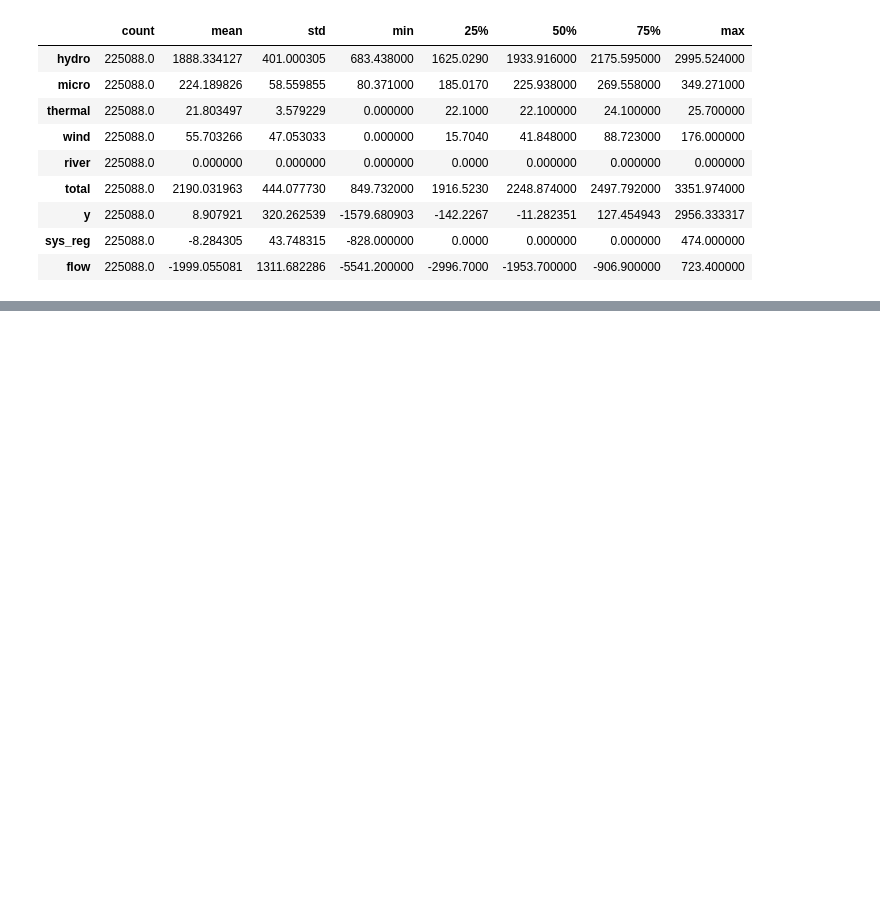
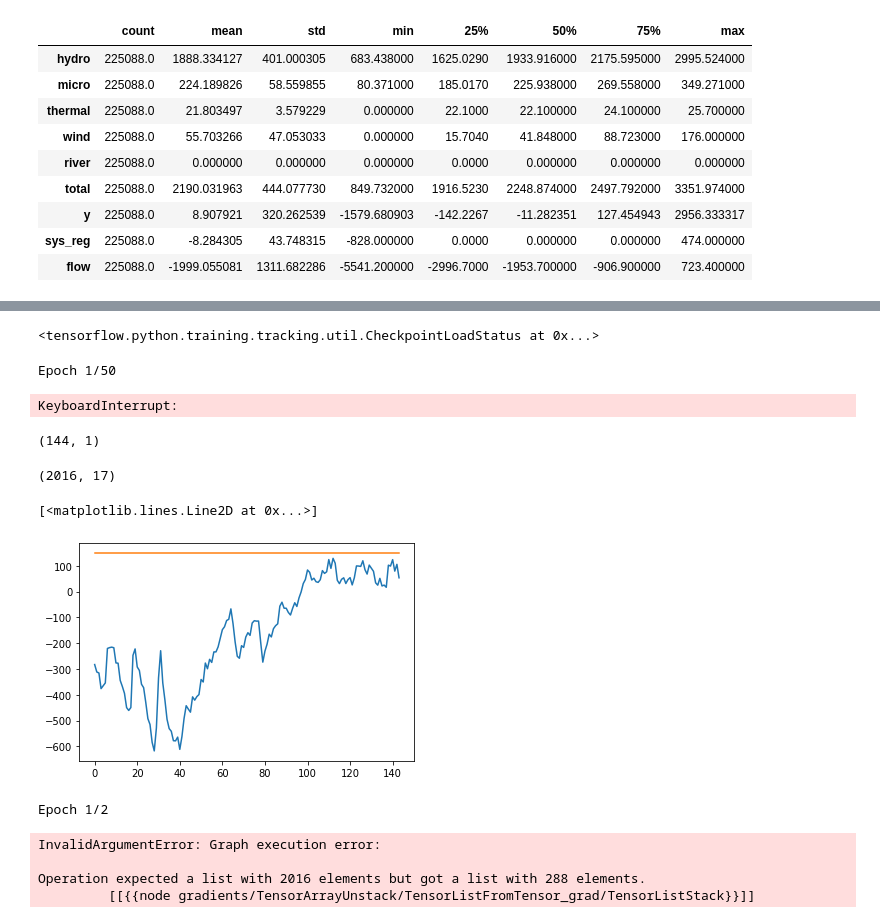
Before and after one commit to Kohmann/DL-power-imbalance-forecasting, a Jupyter notebook: data_exploration.ipynb, the cells around one changed output, grey strips where cells are left out. Drawn from its saved outputs; the diff is of its cells as text; code cells hidden in the pictures; blank space fills up the shorter version.

```diff
--- a/data_exploration.ipynb
+++ b/data_exploration.ipynb
@@ -40,0 +200,7 @@ df.describe().transpose()
+# %%
+input_shape = ((X_train.shape[1], X_train.shape[2]))
+model = tf.keras.Sequential()
+model.add(tf.keras.layers.LSTM(units=128, input_shape=input_shape, return_sequences=True))
+model.add(tf.keras.layers.Dropout(0.2))
+model.add(tf.keras.layers.LSTM(units=128, input_shape=input_shape, return_sequences=False))
+model.add(tf.keras.layers.Dense(units=1))
@@ -40,0 +227,26 @@ df.describe().transpose()
+# %%
+model.compile(loss=tf.losses.MeanSquaredError(), optimizer='adam', metrics=[tf.metrics.MeanAbsoluteError()])
+model.load_weights("model_weights/ltsm_weights")
+# %% [output]
+<tensorflow.python.training.tracking.util.CheckpointLoadStatus at 0x...>
+# %%
+history = model.fit(X_train, y_train, epochs=50, batch_size=72, verbose=2, shuffle=False) # , validation_data=(test_X, test_y)
+# %% [output]
+Epoch 1/50
+KeyboardInterrupt:
+# %%
+pred = model.predict(X_test[:12*12])
+# %%
+pred.shape
+# %% [output]
+(144, 1)
+# %%
+X_test[0].shape
+# %% [output]
+(2016, 17)
+# %%
+plt.plot(y_test[:12*12])
+plt.plot(pred)
+# %% [output]
+[<matplotlib.lines.Line2D at 0x...>]
+[figure, added]
@@ -40,0 +320,8 @@ df.describe().transpose()
+# %%
+history = model.fit(generator.getTrainData(), epochs=2, batch_size=1, verbose=2, shuffle=False) # , validation_data=(test_X, test_y)
+# %% [output]
+Epoch 1/2
+InvalidArgumentError: Graph execution error:
+
+Operation expected a list with 2016 elements but got a list with 288 elements.
+         [[{{node gradients/TensorArrayUnstack/TensorListFromTensor_grad/TensorListStack}}]]
```
Also changed, not shown: parts of 35 cells of this notebook, 2 other files.
